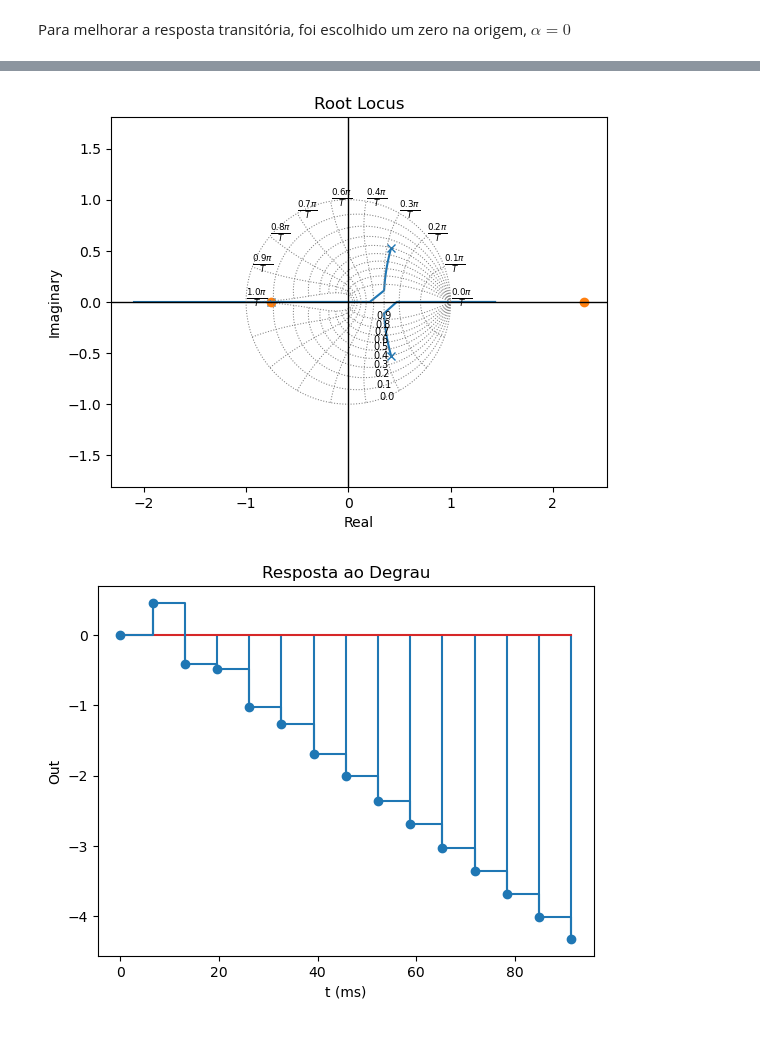
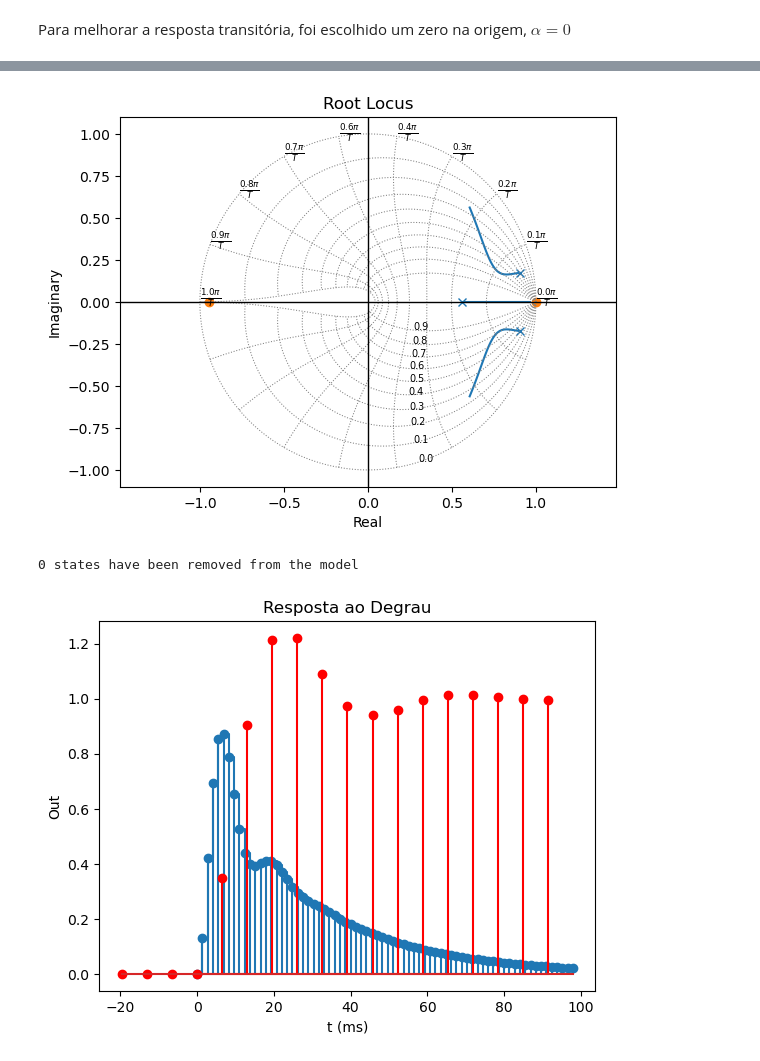
Before and after one commit to Emanuel600/Misc, a Jupyter notebook: Simul_Controle/Projeto 1 - Transformada z.ipynb, the cells around one changed output, grey strips where cells are left out. Drawn from its saved outputs; the diff is of its cells as text; code cells hidden in the pictures.

```diff
--- a/Simul_Controle/Projeto 1 - Transformada z.ipynb
+++ b/Simul_Controle/Projeto 1 - Transformada z.ipynb
@@ -169,10 +169,9 @@ Ts5 = NT*1e-3
 Mp  = 2*NT/100
 # Zeta e Omega do sistema controlado
 ζ   = -np.log(Mp)/np.sqrt(np.pi**2 + np.log(Mp))
-ω   = 3/(ζ*Ts)
-ζ   = 0.5
-ω   = 4
+ω   = 3/(ζ*Ts5)
 ωd  = ω*np.sqrt(1-ζ**2)
+Ta  = 2*np.pi/(ωd*10)#                  ωs  = 2*np.pi/Ta
 ##
 j  = complex(0, 1)
 s1 = -ζ*ω+j*ωd
@@ -207,7 +206,7 @@ plt.show()
 # %% [markdown]
 Para melhorar a resposta transitória, foi escolhido um zero na origem, $\alpha=0$
 # %%
-α = 0
+α = -0.75
 # Calcula ângulo que z1 deve adicionar ao sistema
 ang = 0
 aGz = ct.minreal(Gz)
@@ -240,6 +239,8 @@ plt.show()
 #|K * C(z)G(z)|z->z1=1
 # K = 1/(C(z1)G(z1))
 #
+b = Gz.num[0][0]
+a = Gz.den[0][0]
 K = np.abs((np.polyval(a, z1)*(z1+β))/
            (np.polyval(b, z1)*(z1+α)))
 print("α:", α)
@@ -259,10 +263,12 @@ z + 0.7602
 # %%
 k = np.linspace(0, K+3, 100)
 ct.root_locus(Cz*Gz, k)
 plt.show()
-ctl.plot_step(ct.feedback(K*Cz*Gz, 1), t=np.arange(0, (Ts+2*τ), Ta))
+axcg, tcg, ycg = ctl.plot_step(ct.feedback(K*ct.minreal(Cz*Gz), 1), t=np.arange(0, Ts+2*τ, Ta))
+axcg.stem(tz*1e3, yf, "r", label="$Sem Controlador")
 plt.grid()
 plt.show()
 # %% [output]
-[figure, old version]
+[figure, new version]
+0 states have been removed from the model
-[figure, old version]
+[figure, new version]
```
Also changed, not shown: parts of 3 cells of this notebook, 1 other file.
